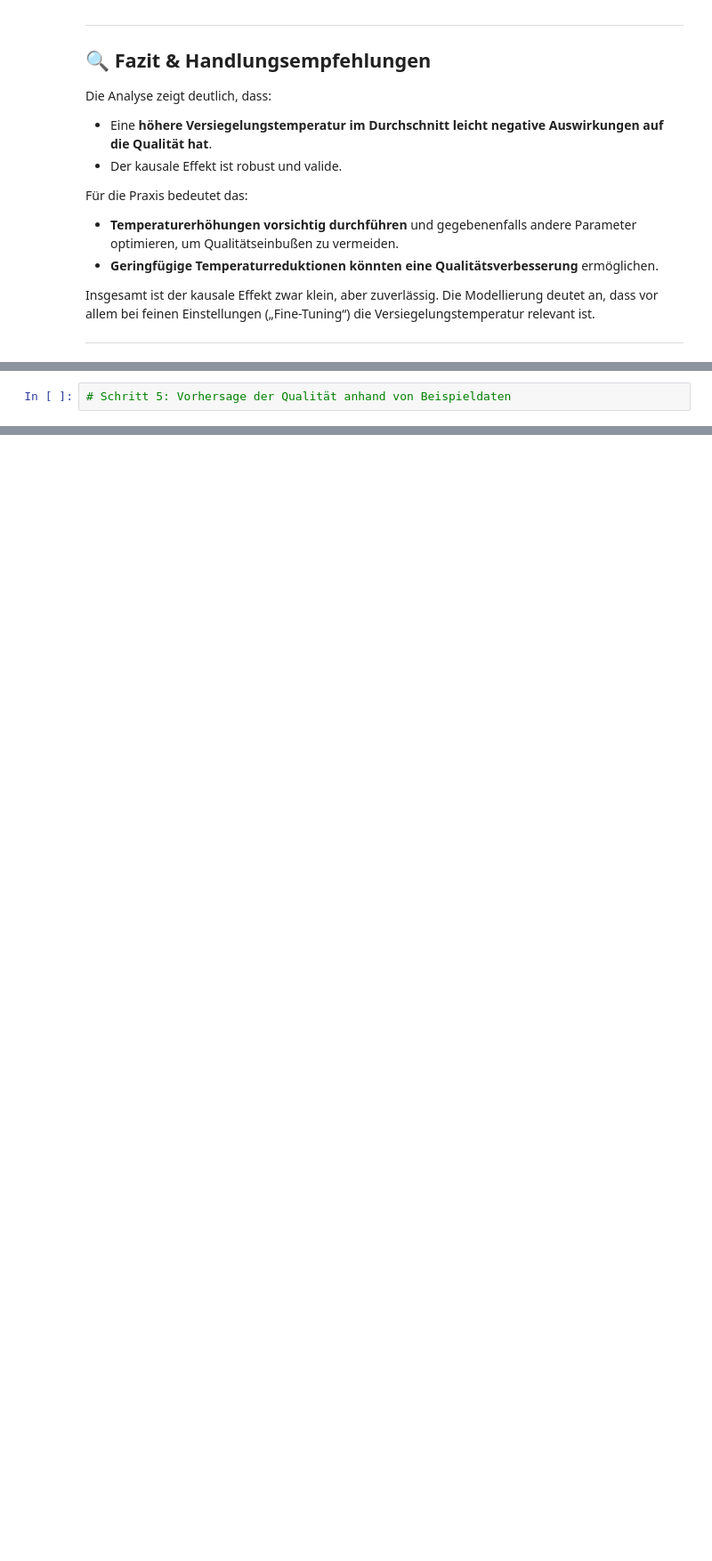
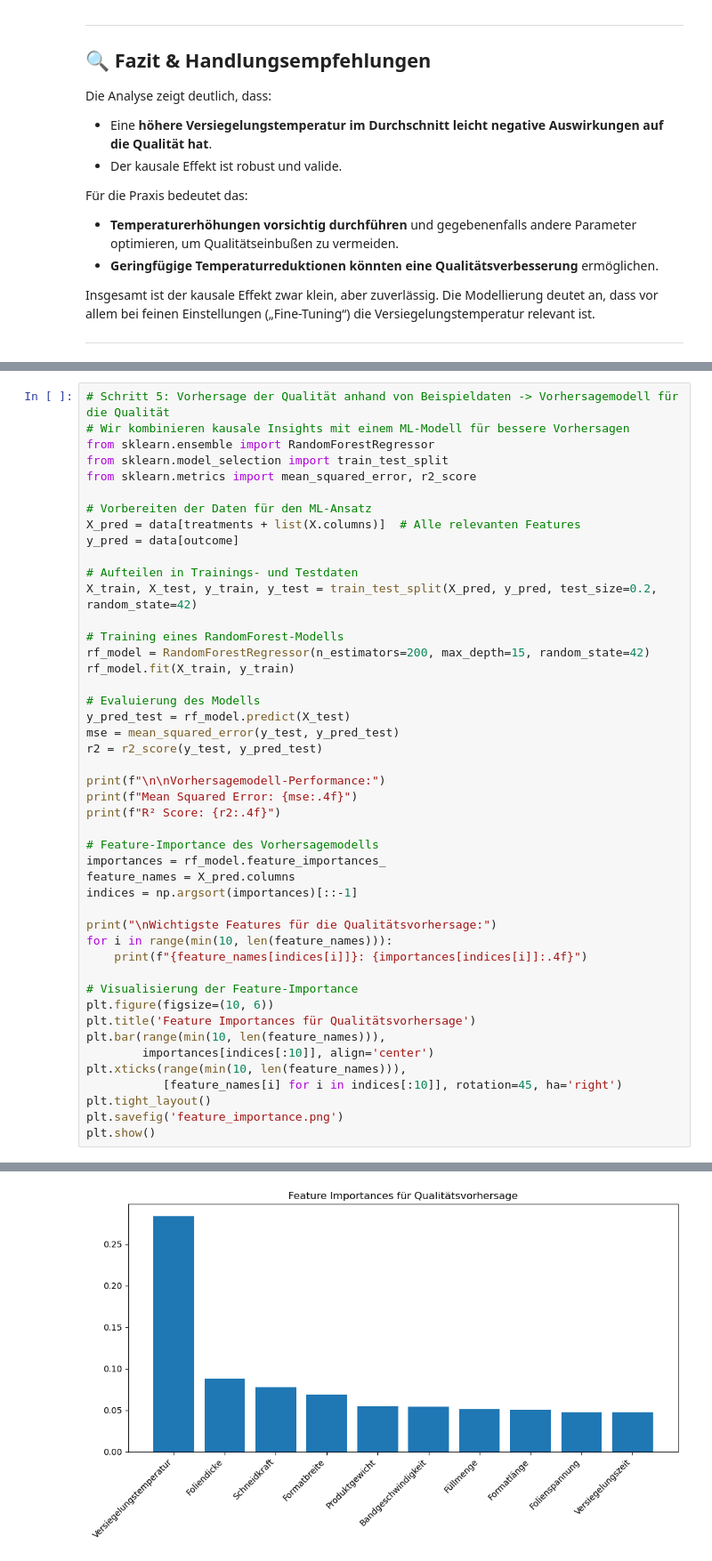
Before and after one commit to Murtl/mertl-master-thesis, a Jupyter notebook: prototyp-machine-data/causal_ai_with_machine_data.ipynb, the cells around one changed output, grey strips where cells are left out. Shown at 89% size. Saved outputs shown, nothing was run; the diff lists cells and outputs as text; blank space fills up the shorter version.

Commit message:
MMT: add full prototyp-machine-data with working dashboard and descriptions in notebook

```diff
--- a/prototyp-machine-data/causal_ai_with_machine_data.ipynb
+++ b/prototyp-machine-data/causal_ai_with_machine_data.ipynb
@@ -273,2 +825,47 @@ Ellipsis
 # %%
-# Schritt 5: Vorhersage der Qualität anhand von Beispieldaten
+# Schritt 5: Vorhersage der Qualität anhand von Beispieldaten -> Vorhersagemodell für die Qualität
+# Wir kombinieren kausale Insights mit einem ML-Modell für bessere Vorhersagen
+from sklearn.ensemble import RandomForestRegressor
+from sklearn.model_selection import train_test_split
+from sklearn.metrics import mean_squared_error, r2_score
+
+# Vorbereiten der Daten für den ML-Ansatz
+X_pred = data[treatments + list(X.columns)]  # Alle relevanten Features
+y_pred = data[outcome]
+
+# Aufteilen in Trainings- und Testdaten
+X_train, X_test, y_train, y_test = train_test_split(X_pred, y_pred, test_size=0.2, random_state=42)
+
+# Training eines RandomForest-Modells
+rf_model = RandomForestRegressor(n_estimators=200, max_depth=15, random_state=42)
+rf_model.fit(X_train, y_train)
+
+# Evaluierung des Modells
+y_pred_test = rf_model.predict(X_test)
+mse = mean_squared_error(y_test, y_pred_test)
+r2 = r2_score(y_test, y_pred_test)
+
+print(f"\n\nVorhersagemodell-Performance:")
+print(f"Mean Squared Error: {mse:.4f}")
+print(f"R² Score: {r2:.4f}")
+
+# Feature-Importance des Vorhersagemodells
+importances = rf_model.feature_importances_
+feature_names = X_pred.columns
+indices = np.argsort(importances)[::-1]
+
+print("\nWichtigste Features für die Qualitätsvorhersage:")
+for i in range(min(10, len(feature_names))):
+    print(f"{feature_names[indices[i]]}: {importances[indices[i]]:.4f}")
+
+# Visualisierung der Feature-Importance
+plt.figure(figsize=(10, 6))
+plt.title('Feature Importances für Qualitätsvorhersage')
+plt.bar(range(min(10, len(feature_names))),
+        importances[indices[:10]], align='center')
+plt.xticks(range(min(10, len(feature_names))),
+           [feature_names[i] for i in indices[:10]], rotation=45, ha='right')
+plt.tight_layout()
+plt.savefig('feature_importance.png')
+plt.show()
+# %% [output]
@@ -274,0 +887 @@ Ellipsis
+[figure, added]
```
Also changed, not shown: parts of 14 cells of this notebook, 4 other files.
